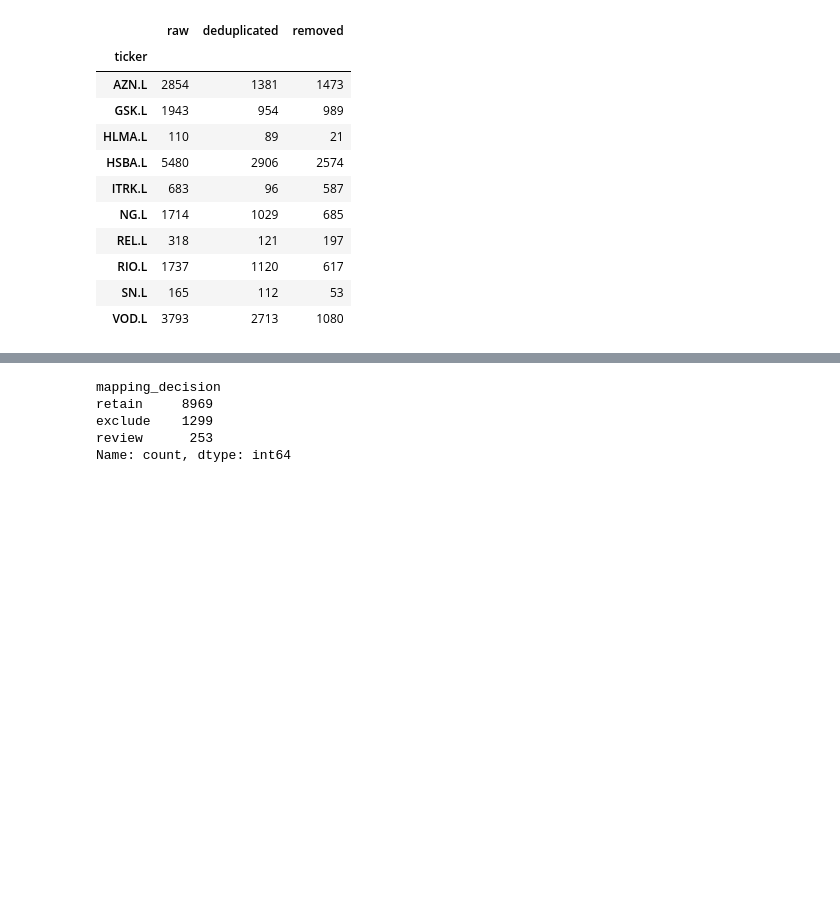
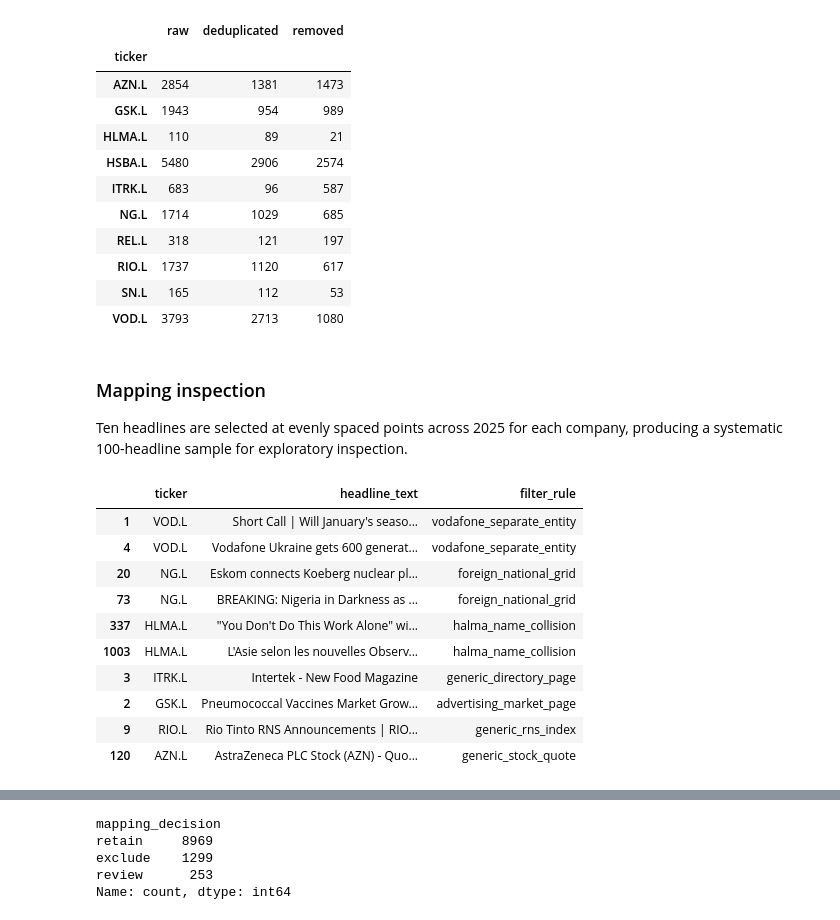
Before and after one commit to Za-Qar/dk-cot_uk_stock, a Jupyter notebook: pipeline/02_clean_headlines.ipynb, the cells around one changed output, grey strips where cells are left out. Drawn from its saved outputs; the diff is of its cells as text; code cells hidden in the pictures; blank space fills up the shorter version.

```diff
--- a/pipeline/02_clean_headlines.ipynb
+++ b/pipeline/02_clean_headlines.ipynb
@@ -14,3 +13,14 @@ from uk_dkcot.config import (GDELT_HEADLINES_CSV_FILE_NAME)
+# %%
+PUBLISHED_AT_UTC_COLUMN = "published_at_utc"
+PARSED_PUBLISHED_AT_COLUMN = "_published_at"
+URL_COLUMN = "url"
+TICKER_COLUMN = "ticker"
+COMPANY_NAME_COLUMN = "company_name"
+HEADLINE_TEXT_COLUMN = "headline_text"
+NORMALISED_HEADLINE_COLUMN = "normalised_headline"
+RAW_COLUMN = "raw"
+DEDUPLICATED_COLUMN = "deduplicated"
+FILTER_RULE_COLUMN = "filter_rule"
 # %%
 pd.set_option("display.max_colwidth", None)
 pd.set_option("display.width", 200)
@@ -154,3 +159,30 @@ display(deduplication_summary)
 | RIO.L | 1737 | 1120 | 617 |
 | SN.L | 165 | 112 | 53 |
 | VOD.L | 3793 | 2713 | 1080 |
+# %% [markdown]
+### Mapping inspection
+
+Ten headlines are selected at evenly spaced points across 2025 for each company, producing a systematic 100-headline sample for exploratory inspection.
+# %%
+exclusions_df = pd.read_csv(exclusions_path)
+
+example_indices = [1, 4, 20, 73, 337, 1003, 3, 2, 9, 120]
+
+display(
+    exclusions_df.loc[
+        example_indices,
+        [TICKER_COLUMN, HEADLINE_TEXT_COLUMN, FILTER_RULE_COLUMN],
+    ]
+)
+# %% [output]
+|  | ticker | headline_text | filter_rule |
+| 1 | VOD.L | Short Call | Will January's seaso... | vodafone_separate_entity |
+| 4 | VOD.L | Vodafone Ukraine gets 600 generat... | vodafone_separate_entity |
+| 20 | NG.L | Eskom connects Koeberg nuclear pl... | foreign_national_grid |
+| 73 | NG.L | BREAKING: Nigeria in Darkness as ... | foreign_national_grid |
+| 337 | HLMA.L | "You Don't Do This Work Alone" wi... | halma_name_collision |
+| 1003 | HLMA.L | L'Asie selon les nouvelles Observ... | halma_name_collision |
+| 3 | ITRK.L | Intertek - New Food Magazine | generic_directory_page |
+| 2 | GSK.L | Pneumococcal Vaccines Market Grow... | advertising_market_page |
+| 9 | RIO.L | Rio Tinto RNS Announcements | RIO... | generic_rns_index |
+| 120 | AZN.L | AstraZeneca PLC Stock (AZN) - Quo... | generic_stock_quote |
```
Also changed, not shown: parts of 15 cells of this notebook.
